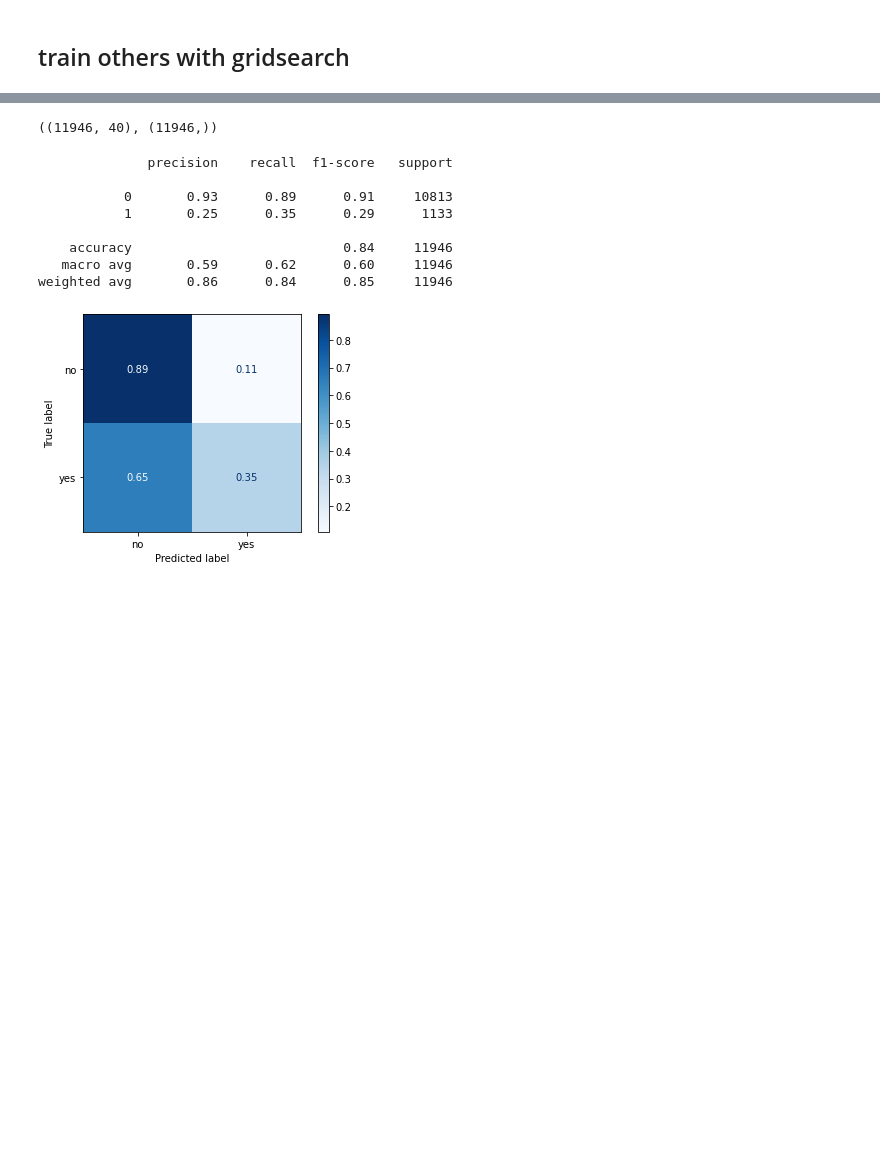
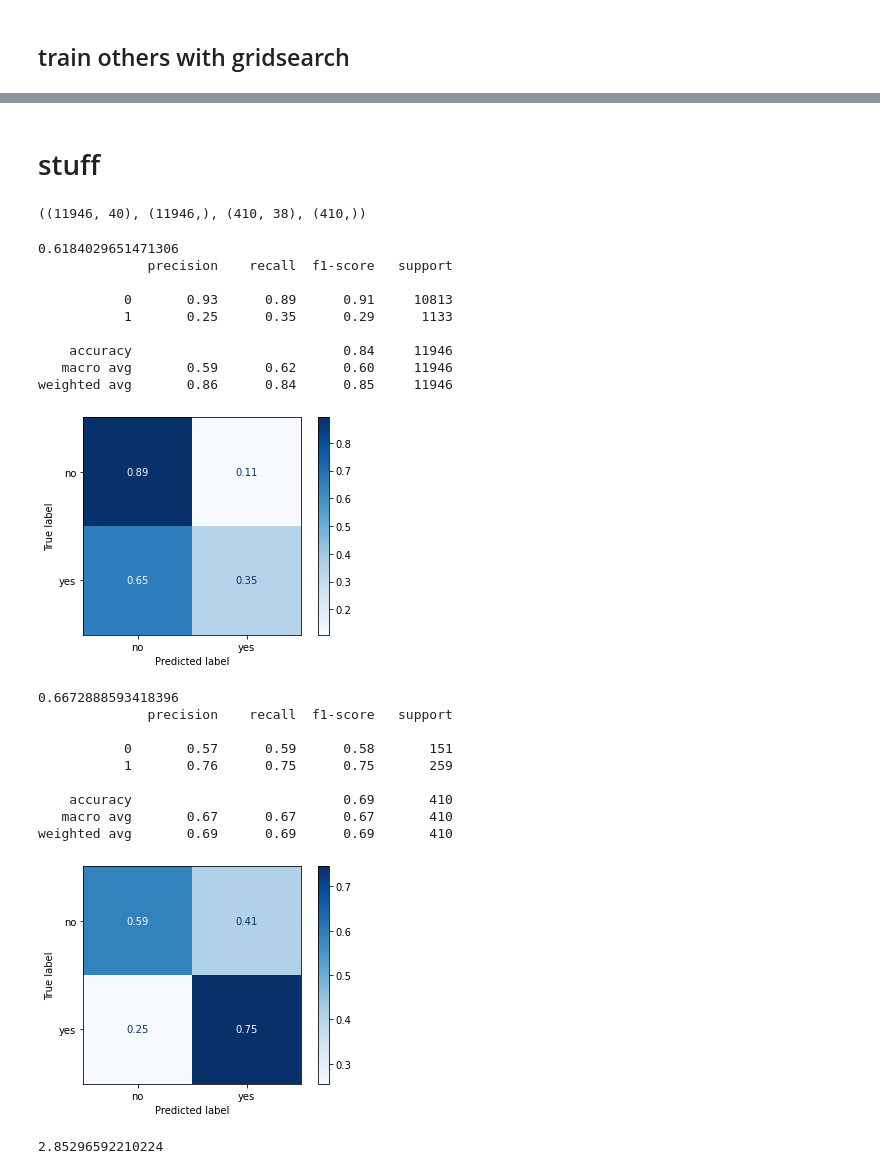
Before and after one commit to matthewswogger/Bank-Telemarketing, a Jupyter notebook: notebooks/4_gridsearch_models.ipynb, the cells around one changed output, grey strips where cells are left out. Saved outputs shown, nothing was run; the diff lists cells and outputs as text; code cells hidden in the pictures; blank space fills up the shorter version.

Commit message:
models tested

```diff
--- a/notebooks/4_gridsearch_models.ipynb
+++ b/notebooks/4_gridsearch_models.ipynb
@@ -311,0 +287,2 @@ weighted avg       0.88      0.88      0.88     16669
+# %% [markdown]
+# stuff
@@ -312,26 +314,37 @@ weighted avg       0.88      0.88      0.88     16669
 # %%
 test = pd.read_csv('../data/notebook_produced_3/test.csv')
+
+success_df = test.loc[test.poutcome_success==1, :]
+success_df = success_df.drop(columns=['poutcome_failure', 'poutcome_success', 'pdays'])
 
 other_df = test.loc[test.poutcome_success==0, :]
 other_df = other_df.drop(columns=['poutcome_success'])
 
-X_holdout = other_df.drop(columns='y')
-y_holdout = other_df.y
 
-X_holdout.shape, y_holdout.shape
+X_other = other_df.drop(columns='y')
+y_other = other_df.y
+
+X_success = success_df.drop(columns='y')
+y_success = success_df.y
+
+X_other.shape, y_other.shape, X_success.shape, y_success.shape
 # %% [output]
-((11946, 40), (11946,))
+((11946, 40), (11946,), (410, 38), (410,))
+# %%
+model_success = joblib.load('../saved_models/final_adaboost_poutcome_success.joblib')
+model_other = joblib.load('../saved_models/final_adaboost_poutcome_other.joblib')
 # %%
-roc_auc_score(y_holdout, model.predict(X_holdout))
+print(roc_auc_score(y_other, model_other.predict(X_other)))
 
-print(classification_report(y_holdout, model.predict(X_holdout)))
+print(classification_report(y_other, model_other.predict(X_other)))
 
-plot_confusion_matrix(model, X_holdout, y_holdout,
+plot_confusion_matrix(model_other, X_other, y_other,
                       display_labels=['no', 'yes'],
                       cmap=plt.cm.Blues,
                       normalize='true'
                      );
 # %% [output]
+0.6184029651471306
               precision    recall  f1-score   support
 
            0       0.93      0.89      0.91     10813
@@ -341,3 +354,24 @@ plot_confusion_matrix(model, X_holdout, y_holdout,
    macro avg       0.59      0.62      0.60     11946
 weighted avg       0.86      0.84      0.85     11946
 [figure]
+# %%
+print(roc_auc_score(y_success, model_success.predict(X_success)))
+
+print(classification_report(y_success, model_success.predict(X_success)))
+
+plot_confusion_matrix(model_success, X_success, y_success,
+                      display_labels=['no', 'yes'],
+                      cmap=plt.cm.Blues,
+                      normalize='true'
+                     );
+# %% [output]
+0.6672888593418396
+              precision    recall  f1-score   support
+
+           0       0.57      0.59      0.58       151
+           1       0.76      0.75      0.75       259
+
+    accuracy                           0.69       410
+   macro avg       0.67      0.67      0.67       410
+weighted avg       0.69      0.69      0.69       410
+[figure, added]
@@ -343,0 +396,4 @@ weighted avg       0.86      0.84      0.85     11946
+# %%
+lift_score(yy, yy_predict)
+# %% [output]
+2.85296592210224
```
Also changed, not shown: parts of 13 cells of this notebook, 1 other file.
